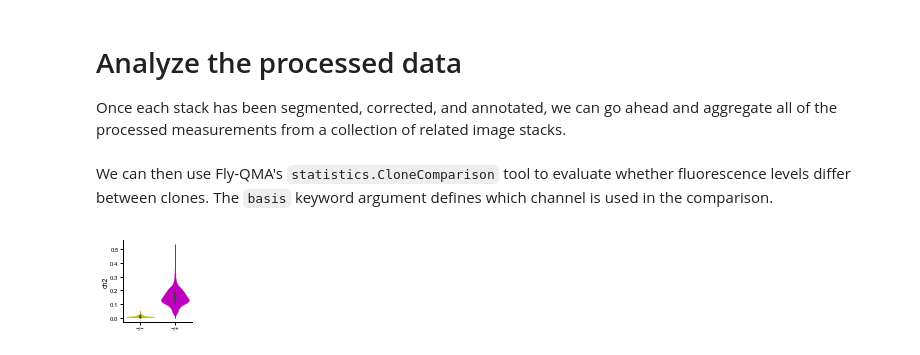
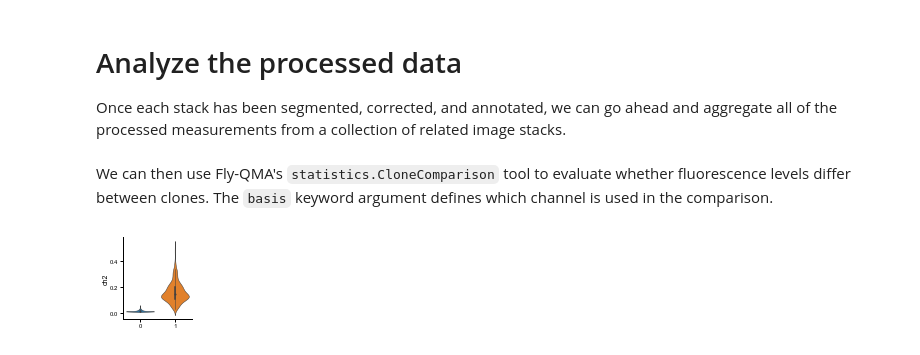
Before and after one commit to sbernasek/flyqma, a Jupyter notebook: tutorial.ipynb, the cells around one changed output. Saved outputs shown, nothing was run; the diff lists cells and outputs as text; code cells hidden in the pictures.

````diff
--- a/tutorial.ipynb
+++ b/tutorial.ipynb
@@ -231,13 +238,14 @@ measurements = experiment.aggregate_measurements(selected_only=False, exclude_bo
 # %% [markdown]
 We can then use Fly-QMA's ```statistics.CloneComparison``` tool to evaluate whether fluorescence levels differ between clones. The ```basis``` keyword argument defines which channel is used in the comparison.
 # %%
+from flyqma.analysis.statistics import CloneComparison
+
 label_a, label_b = 0, 1
 
-from flyqma.analysis.statistics import CloneComparison
-comparison = CloneComparison(measurements, label_a, label_b, basis='ch2')
+comparison = CloneComparison(measurements, label_a, label_b, basis='ch2', label='genotype')
 comparison.plot()
 
 # run statistical comparison
 pvalue = comparison.compare(test='MW')
 # %% [output]
-[figure, old version]
+[figure, new version]
````
Also changed, not shown: parts of 21 cells of this notebook, 24 other files.
